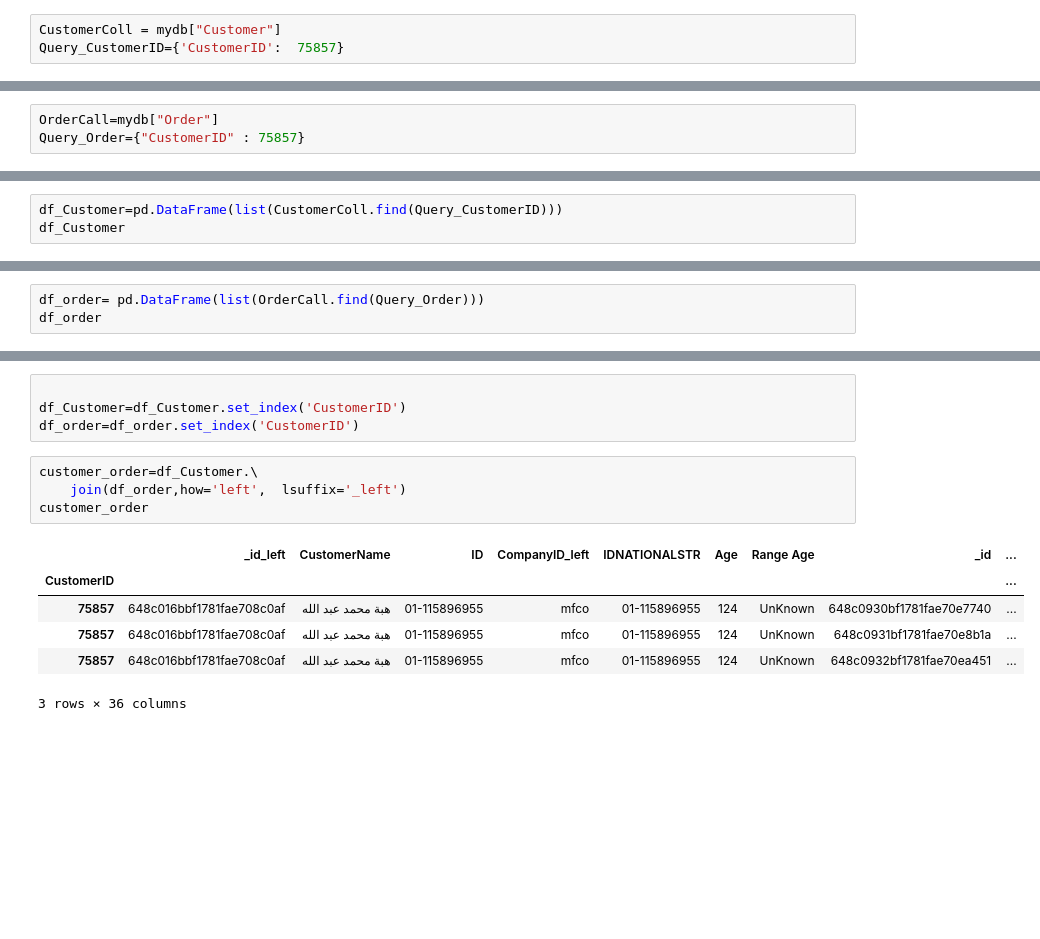
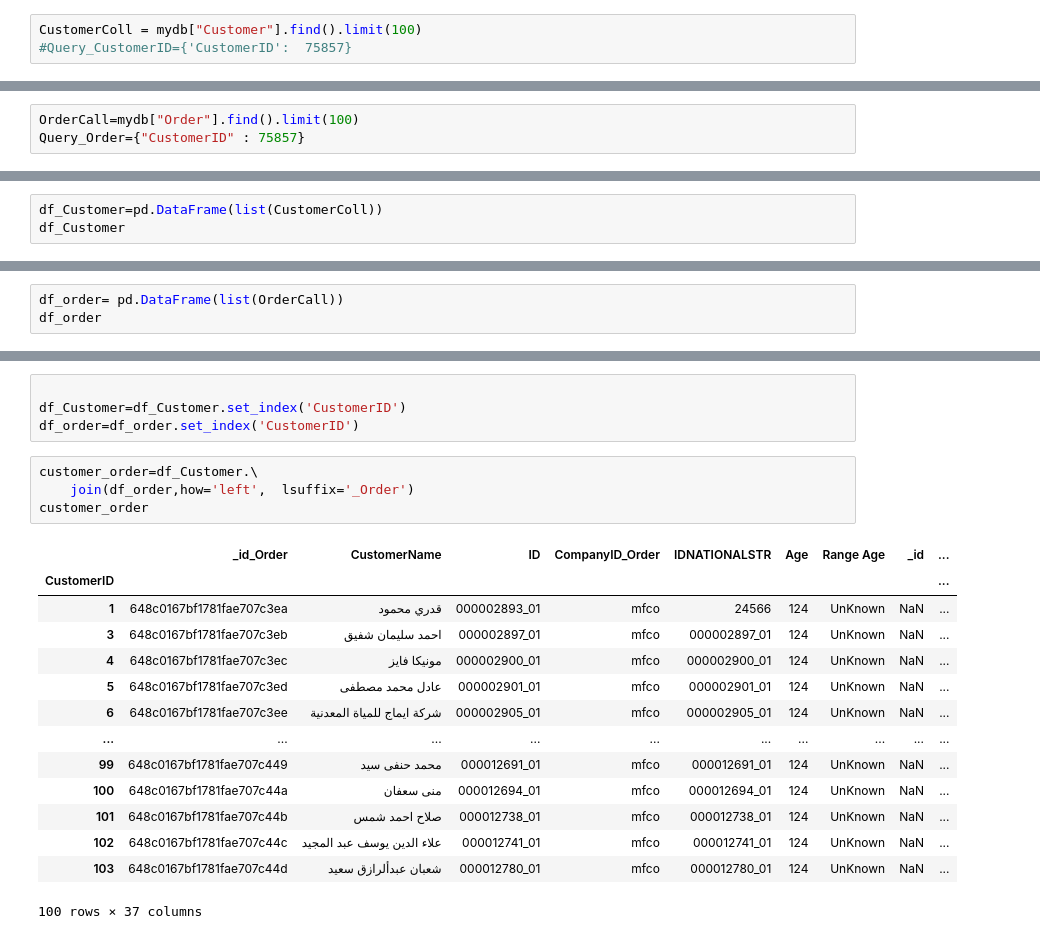
Before and after one commit to MuhammadMemo/DataEngineer, a Jupyter notebook: ProjectMongoDB.ipynb, the cells around one changed output, grey strips where cells are left out. Saved outputs shown, nothing was run; the diff lists cells and outputs as text; blank space fills up the shorter version.

```diff
--- a/ProjectMongoDB.ipynb
+++ b/ProjectMongoDB.ipynb
@@ -15,19 +15,19 @@ mydb = myclient["Mydb"]
 # %% [markdown]
 fetch Customer data
 # %%
-CustomerColl = mydb["Customer"]
-Query_CustomerID={'CustomerID':  75857}
+CustomerColl = mydb["Customer"].find().limit(100)
+#Query_CustomerID={'CustomerID':  75857}
 # %% [markdown]
 fetch order Data
 # %%
-OrderCall=mydb["Order"]
+OrderCall=mydb["Order"].find().limit(100)
 Query_Order={"CustomerID" : 75857}
 # %% [markdown]
 Convert data to dataframe
 # %%
 import pandas as pd
 # %%
-df_Customer=pd.DataFrame(list(CustomerColl.find(Query_CustomerID)))
+df_Customer=pd.DataFrame(list(CustomerColl))
 df_Customer
 # %% [output]
 |  | _id | CustomerName | CustomerID | ID | CompanyID | IDNATIONALSTR | Age | Range Age |
@@ -39,7 +50,7 @@ Index(['_id', 'CustomerName', 'CustomerID', 'ID', 'CompanyID', 'IDNATIONALSTR',
        'Age', 'Range Age'],
       dtype='object')
 # %%
-df_order= pd.DataFrame(list(OrderCall.find(Query_Order)))
+df_order= pd.DataFrame(list(OrderCall))
 df_order
 # %% [output]
 |  | _id | SALESID | LINENUM | StatusID | TAXGROUP | QTYORDERED | SALESPRICE | LINEPERCENT | LINEDISC | ... |
@@ -82,12 +112,20 @@ df_Customer=df_Customer.set_index('CustomerID')
 df_order=df_order.set_index('CustomerID')
 # %%
 customer_order=df_Customer.\
-    join(df_order,how='left',  lsuffix='_left')
+    join(df_order,how='left',  lsuffix='_Order')
 customer_order
 # %% [output]
-|  | _id_left | CustomerName | ID | CompanyID_left | IDNATIONALSTR | Age | Range Age | _id | ... |
+|  | _id_Order | CustomerName | ID | CompanyID_Order | IDNATIONALSTR | Age | Range Age | _id | ... |
 | CustomerID |  |  |  |  |  |  |  |  | ... |
-| 75857 | 648c016bbf1781fae708c0af | هبة محمد عبد الله | 01-115896955 | mfco | 01-115896955 | 124 | UnKnown | 648c0930bf1781fae70e7740 | ... |
-| 75857 | 648c016bbf1781fae708c0af | هبة محمد عبد الله | 01-115896955 | mfco | 01-115896955 | 124 | UnKnown | 648c0931bf1781fae70e8b1a | ... |
-| 75857 | 648c016bbf1781fae708c0af | هبة محمد عبد الله | 01-115896955 | mfco | 01-115896955 | 124 | UnKnown | 648c0932bf1781fae70ea451 | ... |
+| 1 | 648c0167bf1781fae707c3ea | قدري محمود | 000002893_01 | mfco | 24566 | 124 | UnKnown | NaN | ... |
+| 3 | 648c0167bf1781fae707c3eb | احمد سليمان شفيق | 000002897_01 | mfco | 000002897_01 | 124 | UnKnown | NaN | ... |
+| 4 | 648c0167bf1781fae707c3ec | مونيكا فايز | 000002900_01 | mfco | 000002900_01 | 124 | UnKnown | NaN | ... |
+| 5 | 648c0167bf1781fae707c3ed | عادل محمد مصطفى | 000002901_01 | mfco | 000002901_01 | 124 | UnKnown | NaN | ... |
+| 6 | 648c0167bf1781fae707c3ee | شركة ايماج للمياة المعدنية | 000002905_01 | mfco | 000002905_01 | 124 | UnKnown | NaN | ... |
+| ... | ... | ... | ... | ... | ... | ... | ... | ... | ... |
+| 99 | 648c0167bf1781fae707c449 | محمد حنفى سيد | 000012691_01 | mfco | 000012691_01 | 124 | UnKnown | NaN | ... |
+| 100 | 648c0167bf1781fae707c44a | منى سعفان | 000012694_01 | mfco | 000012694_01 | 124 | UnKnown | NaN | ... |
+| 101 | 648c0167bf1781fae707c44b | صلاح احمد شمس | 000012738_01 | mfco | 000012738_01 | 124 | UnKnown | NaN | ... |
+| 102 | 648c0167bf1781fae707c44c | علاء الدين يوسف عبد المجيد | 000012741_01 | mfco | 000012741_01 | 124 | UnKnown | NaN | ... |
+| 103 | 648c0167bf1781fae707c44d | شعبان عبدألرازق سعيد | 000012780_01 | mfco | 000012780_01 | 124 | UnKnown | NaN | ... |
-3 rows × 36 columns
+100 rows × 37 columns
```
Also changed, not shown: parts of 6 cells of this notebook.
